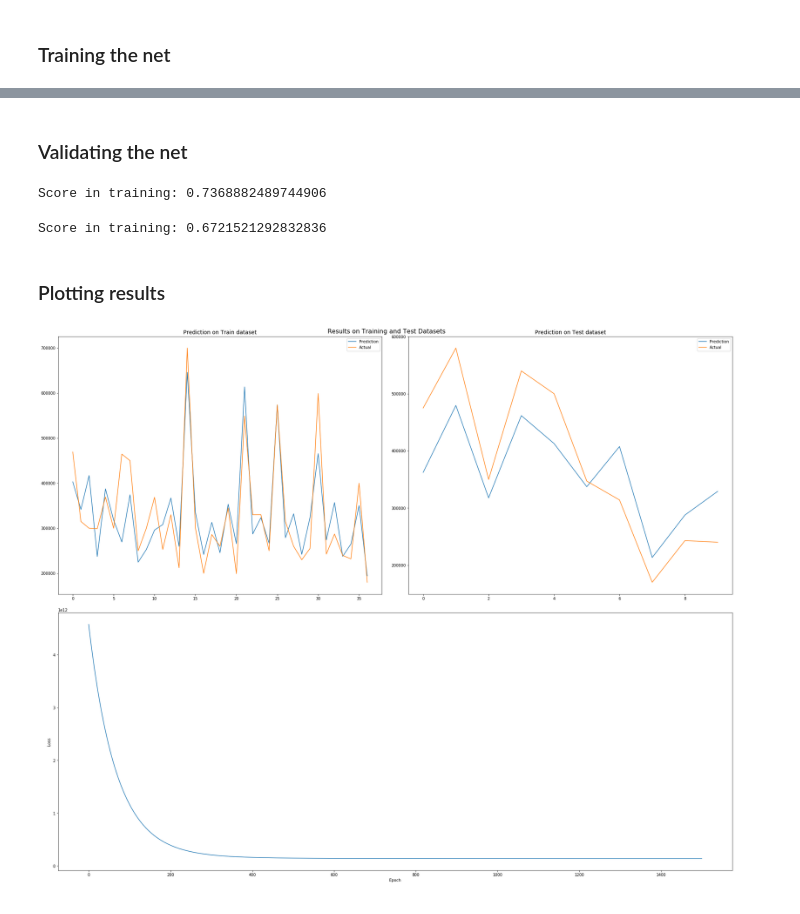
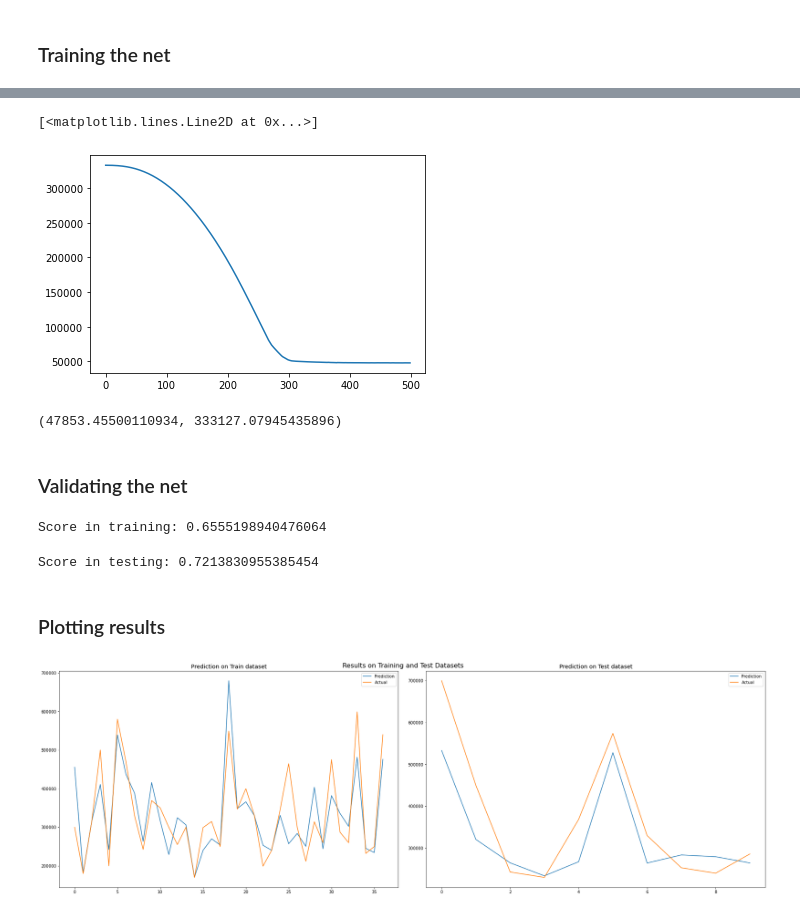
Before and after one commit to jonmunm/nbs, a Jupyter notebook: Machine Learning (Coursera)/Linear Regression/(Pytorch NN) Linear Regression II.ipynb, the cells around one changed output, grey strips where cells are left out. Cells and saved outputs as stored; diff of their text form; code cells hidden in the pictures.

```diff
--- a/Machine Learning (Coursera)/Linear Regression/(Pytorch NN) Linear Regression II.ipynb
+++ b/Machine Learning (Coursera)/Linear Regression/(Pytorch NN) Linear Regression II.ipynb
@@ -147,0 +108,10 @@ y_train_tensor[:15], y_pred[:15]
+# %%
+losses = model.fit(train_dl=train_dl, epochs=epochs, loss_fn=maeloss_fn, opt=optimizer)
+plt.plot(range(epochs), losses)
+# %% [output]
+[<matplotlib.lines.Line2D at 0x...>]
+[figure, added]
+# %%
+min(losses), max(losses)
+# %% [output]
+(47853.45500110934, 333127.07945435896)
@@ -154,39 +126,36 @@ with torch.no_grad():
+# %%
+y_test_pred = model.predict(test_dl).numpy().squeeze()
 # %%
-y_train_pred = np.squeeze(y_train_pred.detach().numpy())
 score_train = r2_score(y_train, y_train_pred)
 print(f'Score in training: {score_train}')
 # %% [output]
-Score in training: 0.7368882489744906
+Score in training: 0.6555198940476064
 # %%
-y_test_pred = np.squeeze(y_test_pred.detach().numpy())
 score_test = r2_score(y_test, y_test_pred)
-print(f'Score in training: {score_test}')
+print(f'Score in testing: {score_test}')
 # %% [output]
-Score in training: 0.6721521292832836
+Score in testing: 0.7213830955385454
+# %%
+x_train, y_train = train_ds.reverse_transform()
+x_test, y_test = test_ds.reverse_transform()
 # %% [markdown]
 ### Plotting results
 # %%
-#fig, ((ax1, ax2), (ax3, ax4)) = plt.subplots(3, 2, figsize=(25, 15))
-fig = plt.figure(constrained_layout=True, figsize=(25, 20))
-spec = gridspec.GridSpec(ncols=2, nrows=2, figure=fig)
+fig = plt.figure(constrained_layout=True, figsize=(25, 8))
+spec = gridspec.GridSpec(ncols=2, nrows=1, figure=fig)
 ax1 = fig.add_subplot(spec[0, 0])
 ax2 = fig.add_subplot(spec[0, 1])
-ax3 = fig.add_subplot(spec[1, :])
 
 fig.suptitle('Results on Training and Test Datasets', fontsize=16, y=1)
 
 sns.lineplot(y=y_train_pred, x=range(len(y_train_pred)), ax=ax1, label='Prediction')
 sns.lineplot(y=y_train, x=range(len(y_train)), ax=ax1, label='Actual')
 ax1.set_title('Prediction on Train dataset', fontsize=14)
 
 sns.lineplot(y=y_test_pred, x=range(len(y_test_pred)), ax=ax2, label='Prediction')
 sns.lineplot(y=y_test, x=range(len(y_test)), ax=ax2, label='Actual')
 ax2.set_title('Prediction on Test dataset', fontsize=14)
 
-sns.lineplot(y=losses, x=range(len(losses)), ax=ax3)
-ax3.set_xlabel('Epoch')
-ax3.set_ylabel('Loss')
-
 plt.show()
 # %% [output]
-[figure, old version]
+[figure, new version]
```
Also changed, not shown: parts of 27 cells of this notebook, 4 other files.
